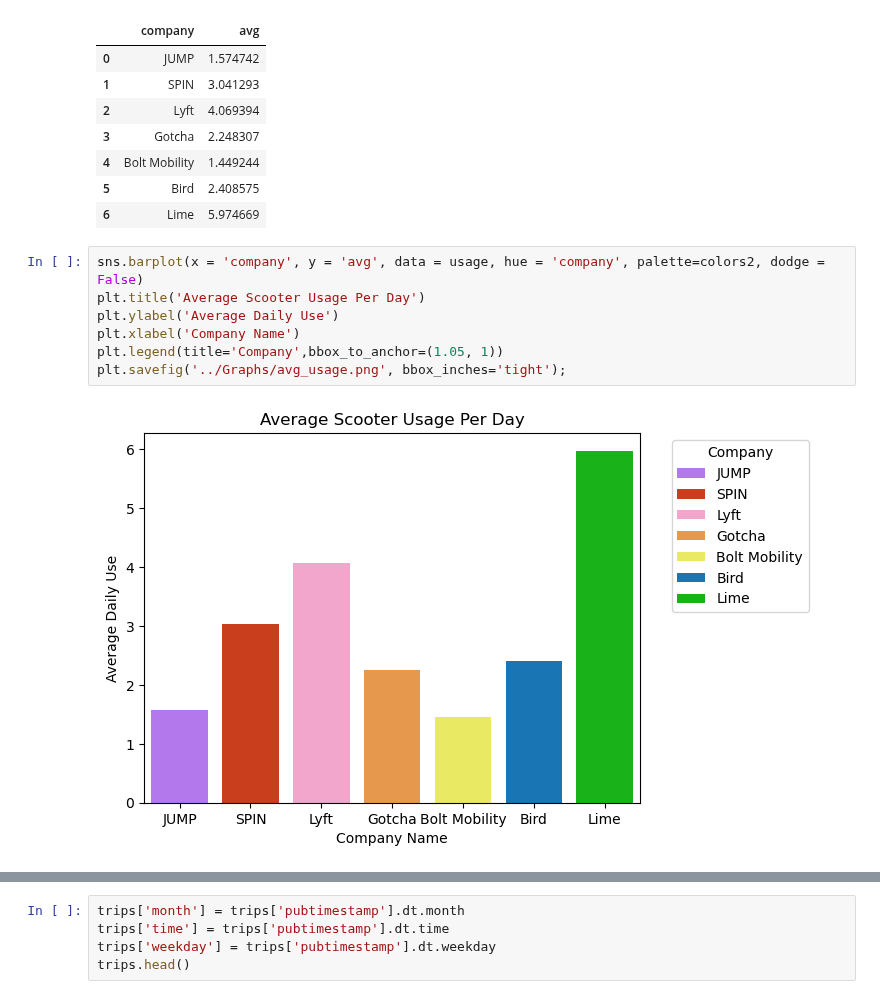
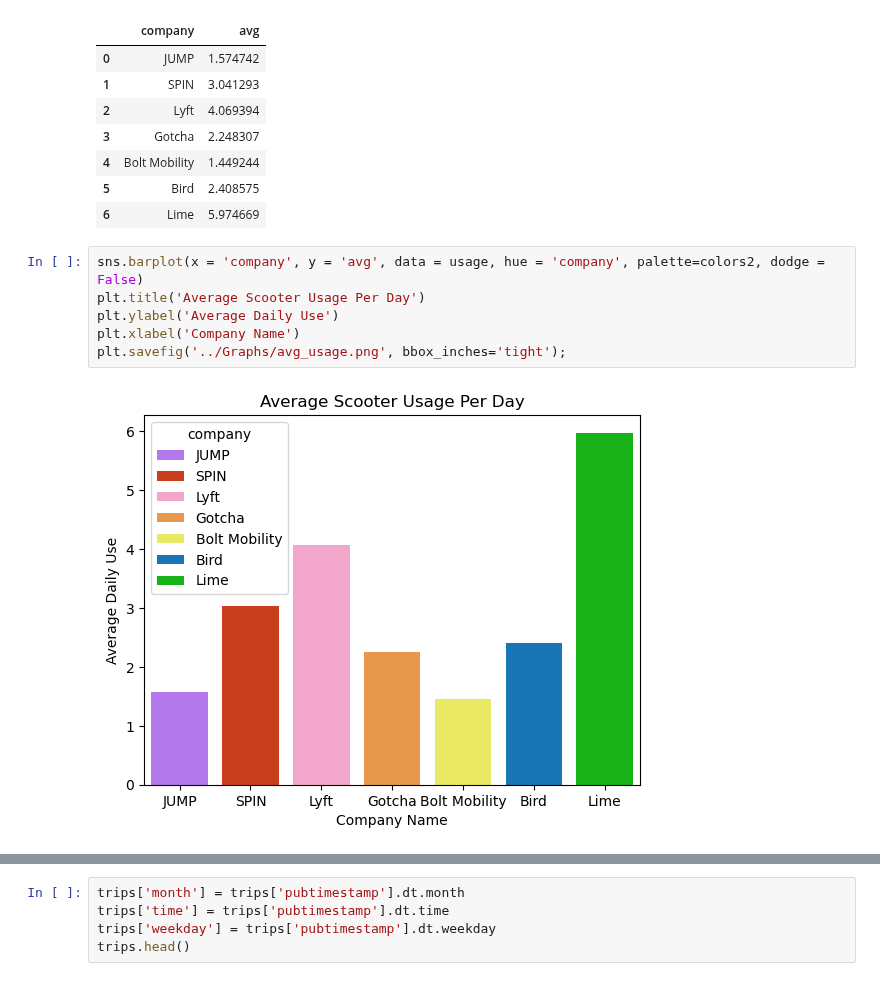
Before and after one commit to NSS-Data-Analytics-Cohort-10/scooters-group-6, a Jupyter notebook: notebooks/scooters.ipynb, the cells around one changed output, grey strips where cells are left out. Drawn from its saved outputs; the diff is of its cells as text.

```diff
--- a/notebooks/scooters.ipynb
+++ b/notebooks/scooters.ipynb
@@ -253,12 +253,11 @@ usage
 # %%
 sns.barplot(x = 'company', y = 'avg', data = usage, hue = 'company', palette=colors2, dodge = False)
 plt.title('Average Scooter Usage Per Day')
 plt.ylabel('Average Daily Use')
 plt.xlabel('Company Name')
-plt.legend(title='Company',bbox_to_anchor=(1.05, 1))
 plt.savefig('../Graphs/avg_usage.png', bbox_inches='tight');
 # %% [output]
-[figure, old version]
+[figure, new version]
 # %%
 monthly_use = '''
 WITH monthly_use AS
```
Also changed, not shown: parts of 1 cell of this notebook, 2 other files.
